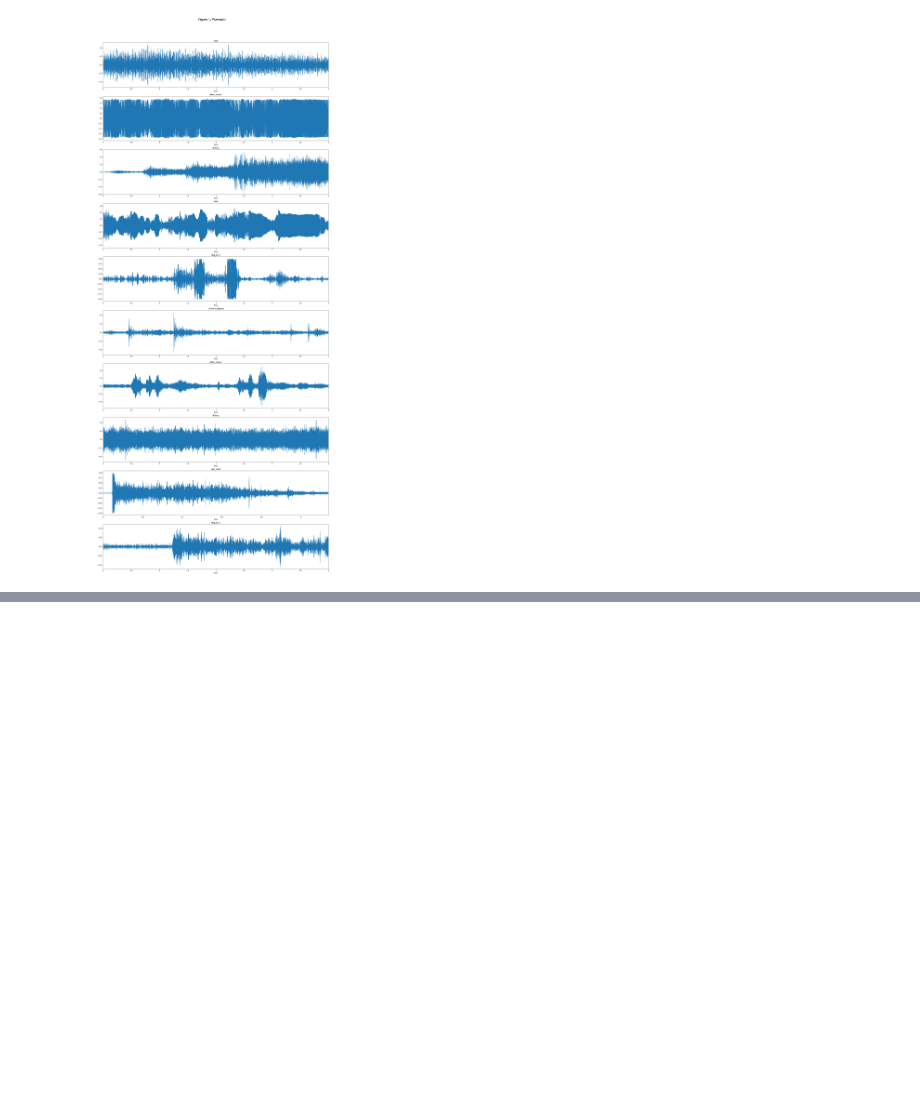
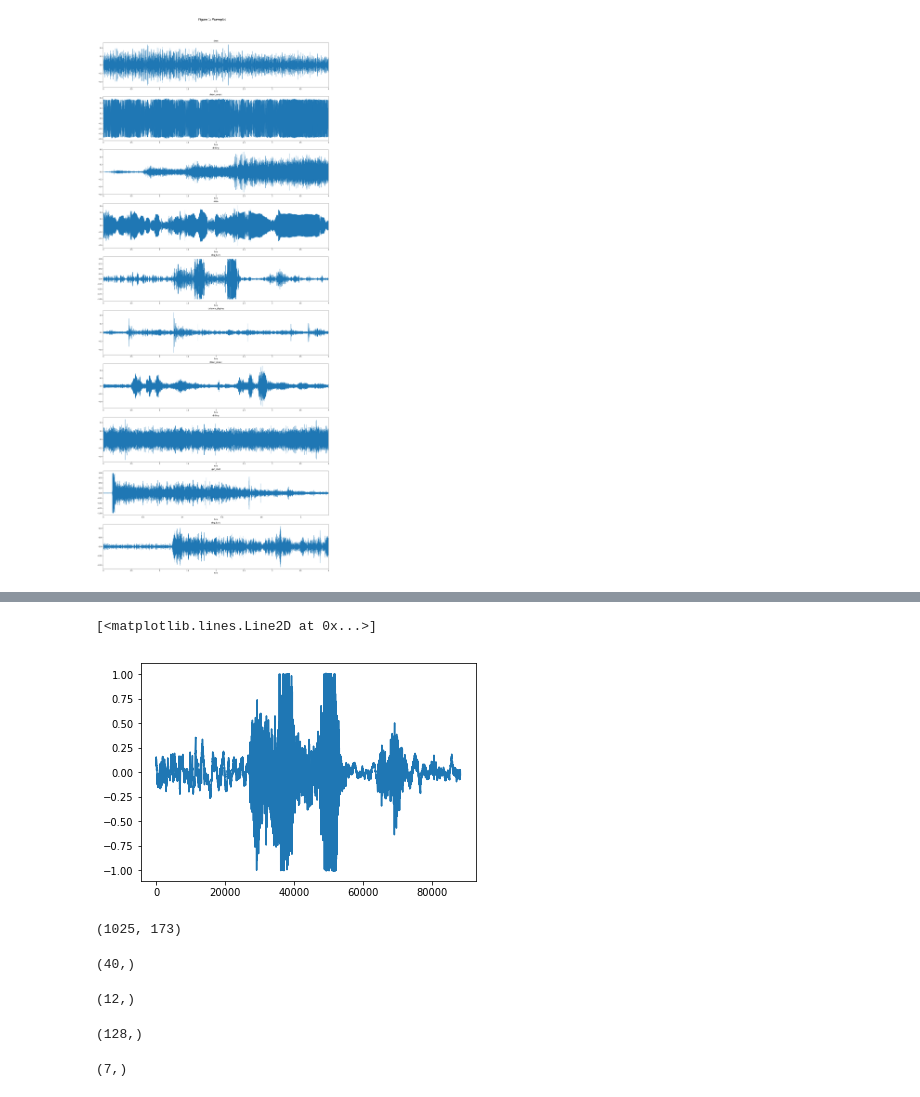
Before and after one commit to karun-r/audio-analysis, a Jupyter notebook: audio-analysis.ipynb, the cells around one changed output, grey strips where cells are left out. Cells and saved outputs as stored; diff of their text form; code cells hidden in the pictures; blank space fills up the shorter version.

```diff
--- a/audio-analysis.ipynb
+++ b/audio-analysis.ipynb
@@ -48,0 +166,30 @@ plot_waves(training_data[:10])
+# %%
+plt.plot(X)
+# %% [output]
+[<matplotlib.lines.Line2D at 0x...>]
+[figure, added]
+# %%
+stft = np.abs(librosa.stft(X))
+stft.shape
+# %% [output]
+(1025, 173)
+# %%
+mfccs = np.mean(librosa.feature.mfcc(y=X, sr=sample_rate, n_mfcc=40).T,axis=0)
+mfccs.shape
+# %% [output]
+(40,)
+# %%
+chroma = np.mean(librosa.feature.chroma_stft(S=stft, sr=sample_rate).T,axis=0)
+chroma.shape
+# %% [output]
+(12,)
+# %%
+mel = np.mean(librosa.feature.melspectrogram(X, sr=sample_rate).T,axis=0)
+mel.shape
+# %% [output]
+(128,)
+# %%
+contrast = np.mean(librosa.feature.spectral_contrast(S=stft, sr=sample_rate).T,axis=0)
+contrast.shape
+# %% [output]
+(7,)
```
Also changed, not shown: parts of 21 cells of this notebook.
